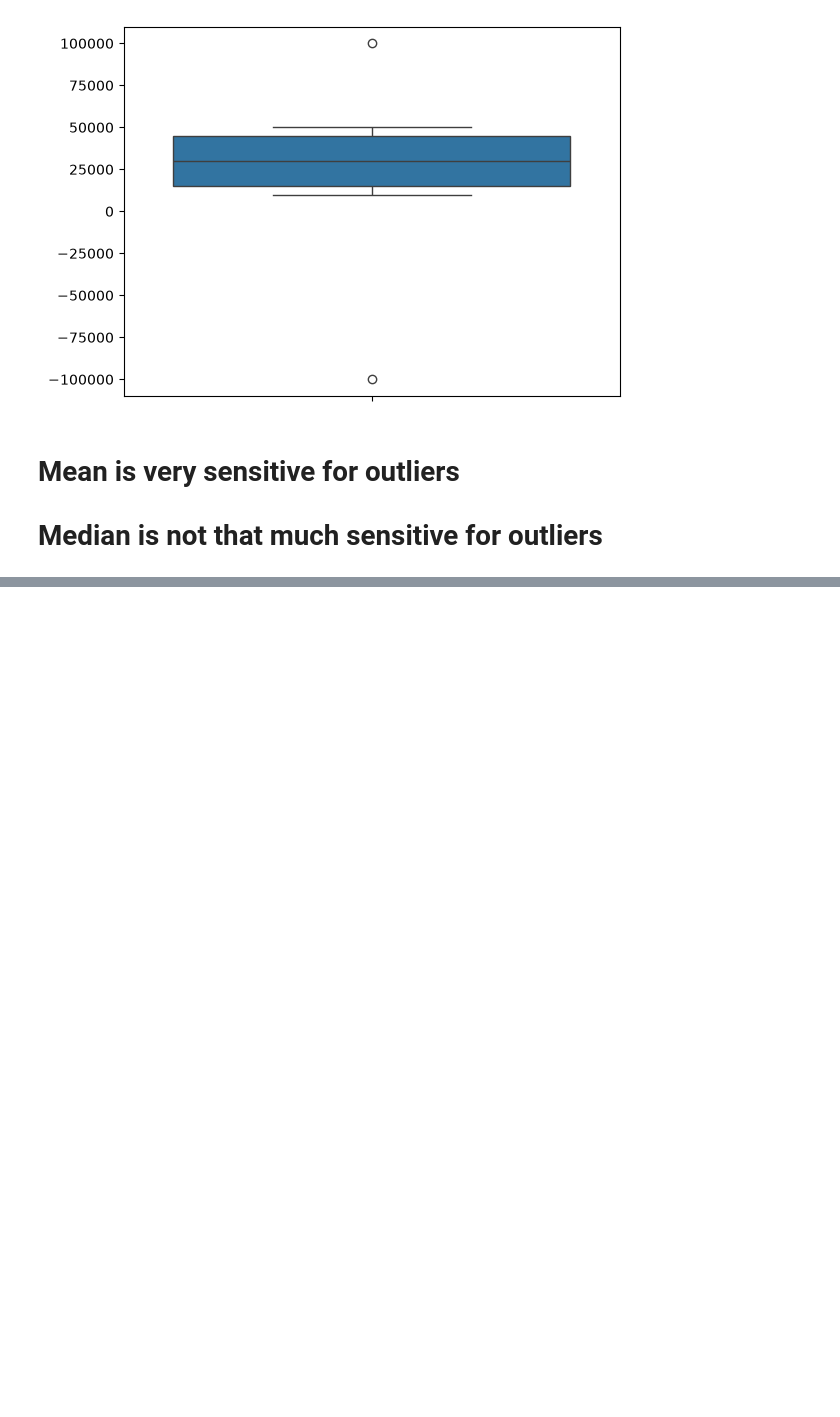
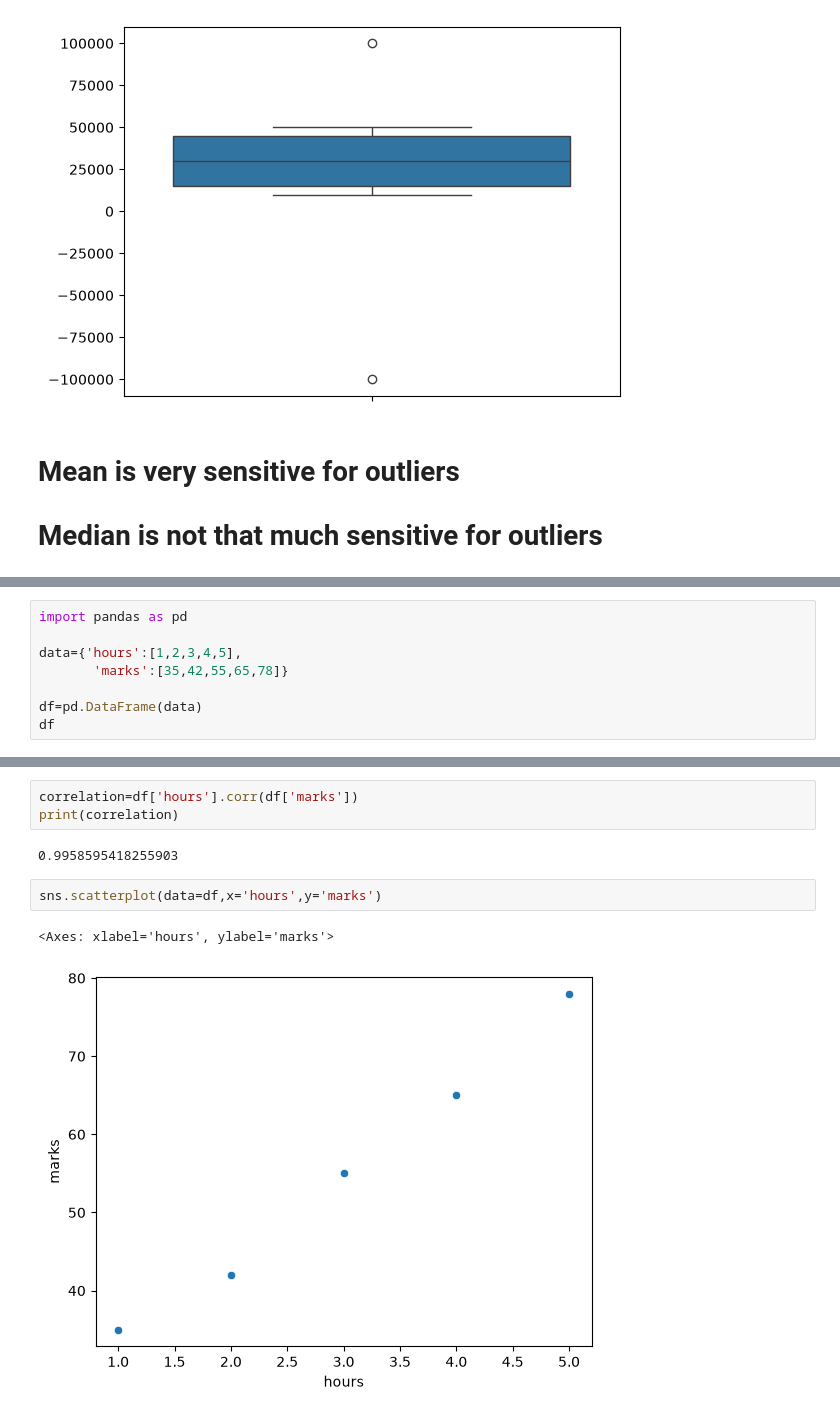
Before and after one commit to AmitKumarPrasad1846/Complete_AI_ML_challenge, a Jupyter notebook: 06_statistics/statistics_day_3.ipynb, the cells around one changed output, grey strips where cells are left out. Saved outputs shown, nothing was run; the diff lists cells and outputs as text; blank space fills up the shorter version.

```diff
--- a/06_statistics/statistics_day_3.ipynb
+++ b/06_statistics/statistics_day_3.ipynb
@@ -86,0 +159,8 @@ sns.boxplot(salary)
+# %%
+import pandas as pd
+
+data={'hours':[1,2,3,4,5],
+       'marks':[35,42,55,65,78]}
+
+df=pd.DataFrame(data)
+df
@@ -86,0 +174,10 @@ sns.boxplot(salary)
+# %%
+correlation=df['hours'].corr(df['marks'])
+print(correlation)
+# %% [output]
+0.9958595418255903
+# %%
+sns.scatterplot(data=df,x='hours',y='marks')
+# %% [output]
+<Axes: xlabel='hours', ylabel='marks'>
+[figure, added]
```
Also changed, not shown: parts of 7 cells of this notebook.
